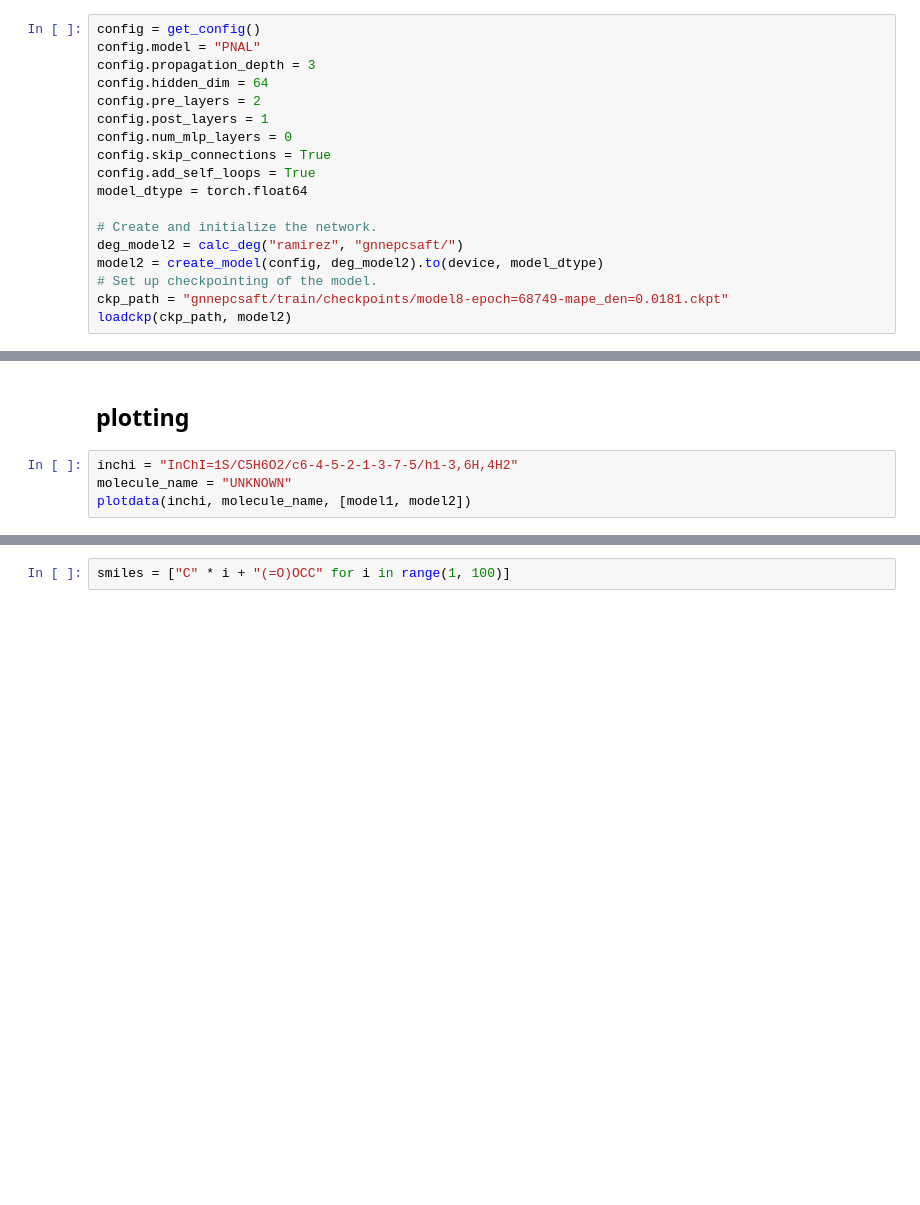
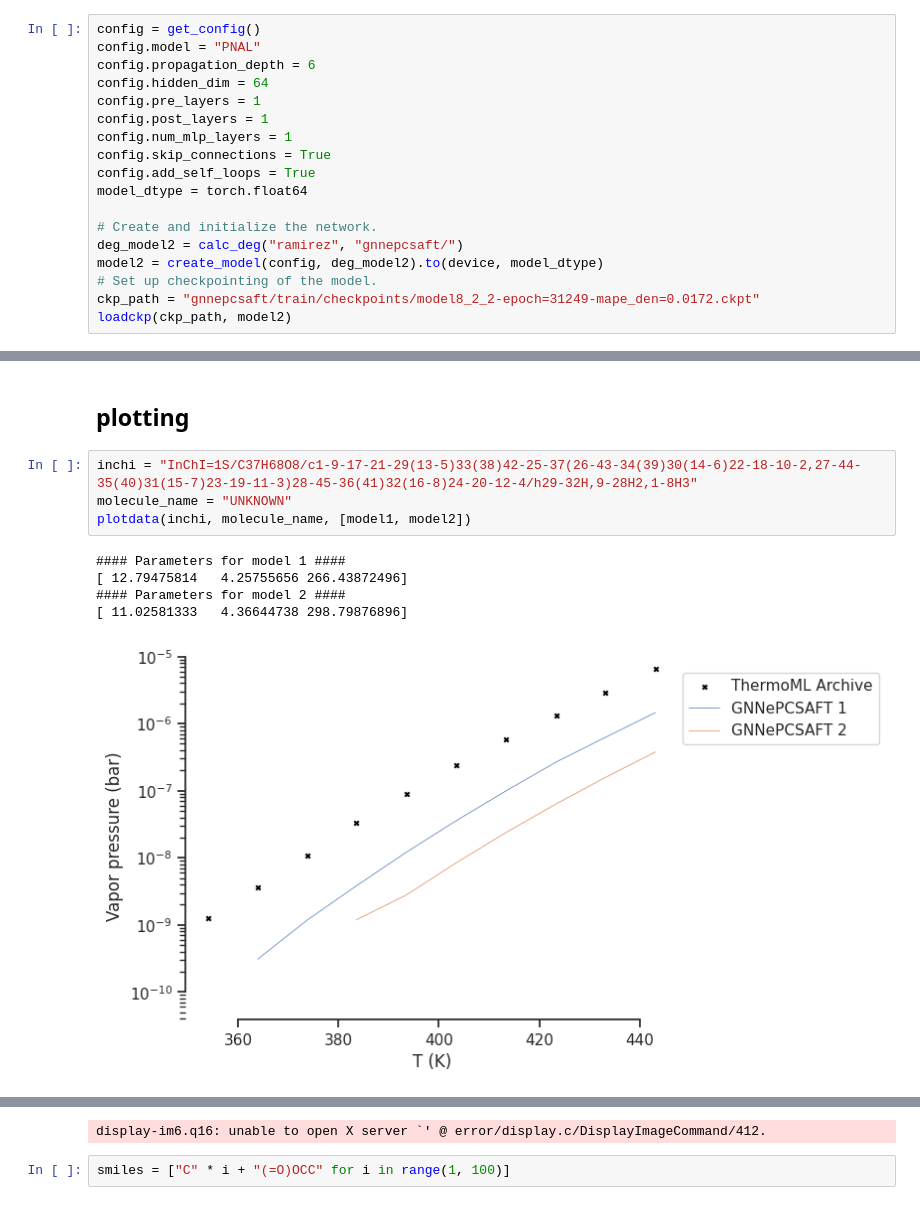
Before and after one commit to wildsonbbl/gnnepcsaft, a Jupyter notebook: compare.ipynb, the cells around one changed output, grey strips where cells are left out. Drawn from its saved outputs; the diff is of its cells as text; blank space fills up the shorter version.

```diff
--- a/compare.ipynb
+++ b/compare.ipynb
@@ -50,11 +52,11 @@ loadckp(ckp_path, model1)
 # %%
 config = get_config()
 config.model = "PNAL"
-config.propagation_depth = 3
+config.propagation_depth = 6
 config.hidden_dim = 64
-config.pre_layers = 2
+config.pre_layers = 1
 config.post_layers = 1
-config.num_mlp_layers = 0
+config.num_mlp_layers = 1
 config.skip_connections = True
 config.add_self_loops = True
 model_dtype = torch.float64
@@ -63,7 +65,7 @@ model_dtype = torch.float64
 deg_model2 = calc_deg("ramirez", "gnnepcsaft/")
 model2 = create_model(config, deg_model2).to(device, model_dtype)
 # Set up checkpointing of the model.
-ckp_path = "gnnepcsaft/train/checkpoints/model8-epoch=68749-mape_den=0.0181.ckpt"
+ckp_path = "gnnepcsaft/train/checkpoints/model8_2_2-epoch=31249-mape_den=0.0172.ckpt"
 loadckp(ckp_path, model2)
 # %% [markdown]
 ## evaluations
@@ -80,6 +82,12 @@ model2data.write_csv("../model2.csv")
 # %% [markdown]
 ## plotting
 # %%
-inchi = "InChI=1S/C5H6O2/c6-4-5-2-1-3-7-5/h1-3,6H,4H2"
+inchi = "InChI=1S/C37H68O8/c1-9-17-21-29(13-5)33(38)42-25-37(26-43-34(39)30(14-6)22-18-10-2,27-44-35(40)31(15-7)23-19-11-3)28-45-36(41)32(16-8)24-20-12-4/h29-32H,9-28H2,1-8H3"
 molecule_name = "UNKNOWN"
 plotdata(inchi, molecule_name, [model1, model2])
+# %% [output]
+#### Parameters for model 1 ####
+[ 12.79475814   4.25755656 266.43872496]
+#### Parameters for model 2 ####
+[ 11.02581333   4.36644738 298.79876896]
+[figure, added]
@@ -86,3 +95,4 @@ plotdata(inchi, molecule_name, [model1, model2])
+display-im6.q16: unable to open X server `' @ error/display.c/DisplayImageCommand/412.
 # %%
 smiles = ["C" * i + "(=O)OCC" for i in range(1, 100)]
 # %%
```
Also changed, not shown: parts of 3 cells of this notebook, 2 other files.
